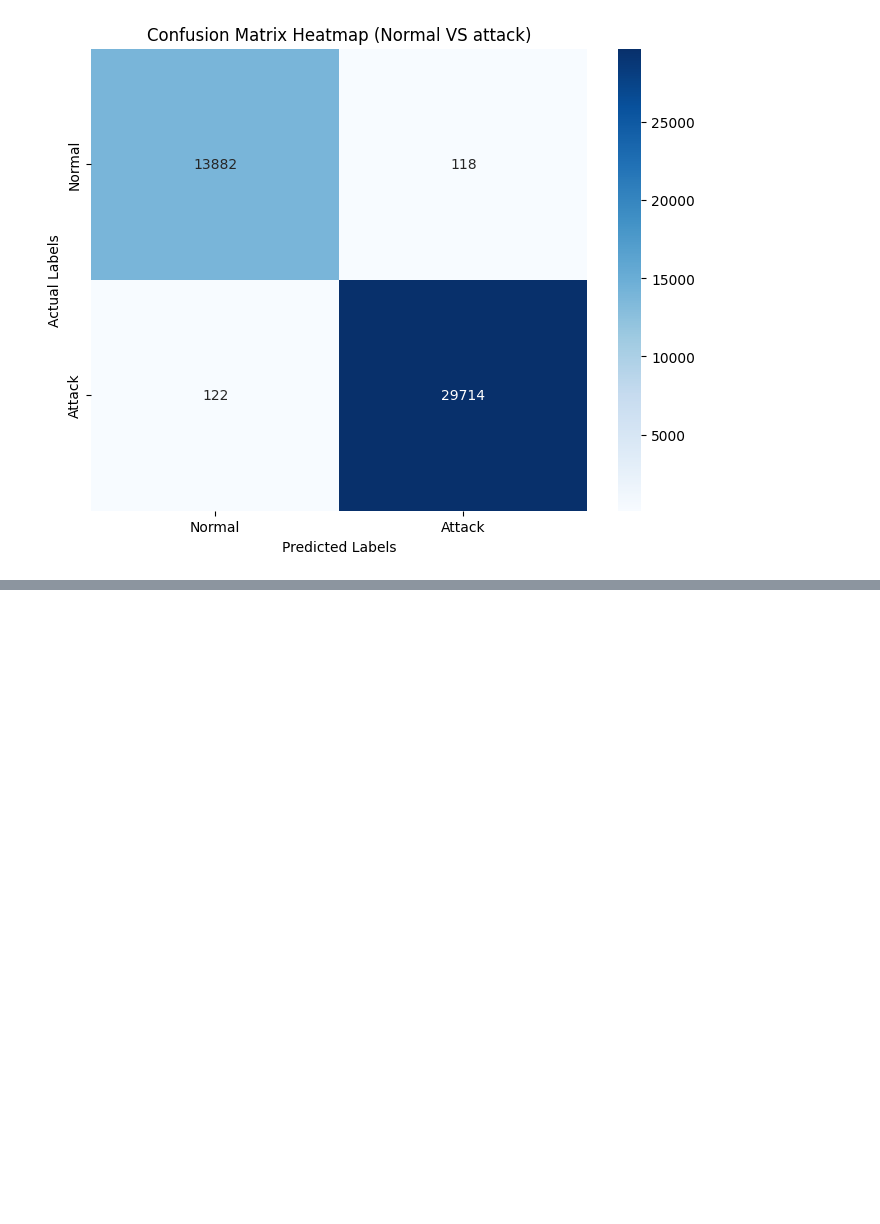
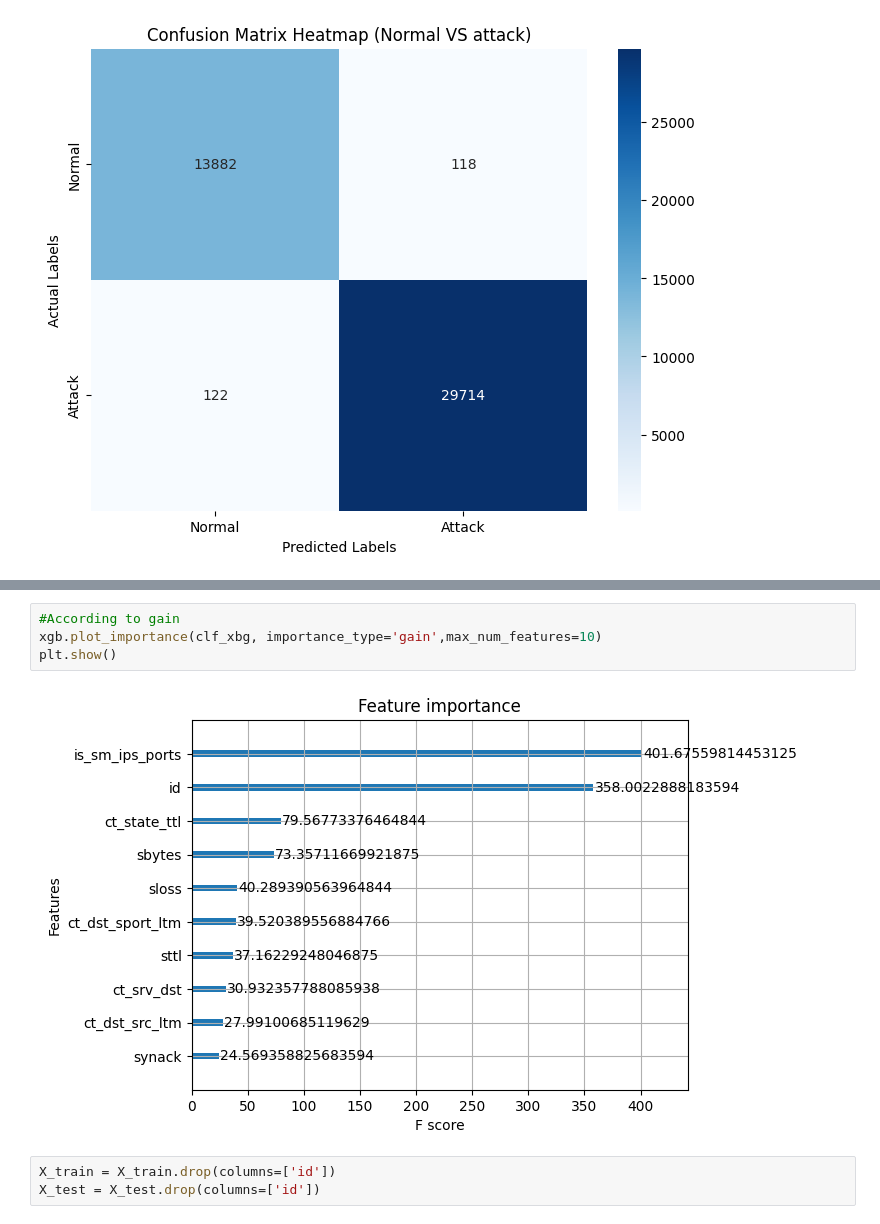
Before and after one commit to artophili/network_anomaly, a Jupyter notebook: Implementation/XGBoost.ipynb, the cells around one changed output, grey strips where cells are left out. Saved outputs shown, nothing was run; the diff lists cells and outputs as text; blank space fills up the shorter version.

```diff
--- a/Implementation/XGBoost.ipynb
+++ b/Implementation/XGBoost.ipynb
@@ -198,0 +228,9 @@ plt.show()
+# %%
+#According to gain
+xgb.plot_importance(clf_xbg, importance_type='gain',max_num_features=10)
+plt.show()
+# %% [output]
+[figure, added]
+# %%
+X_train = X_train.drop(columns=['id'])
+X_test = X_test.drop(columns=['id'])
```
Also changed, not shown: parts of 20 cells of this notebook, 2 other files.
